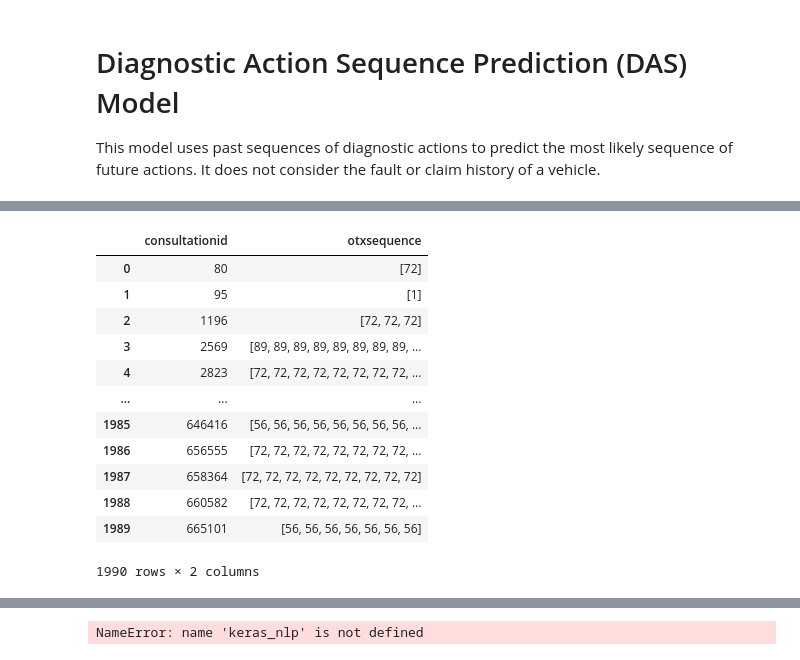
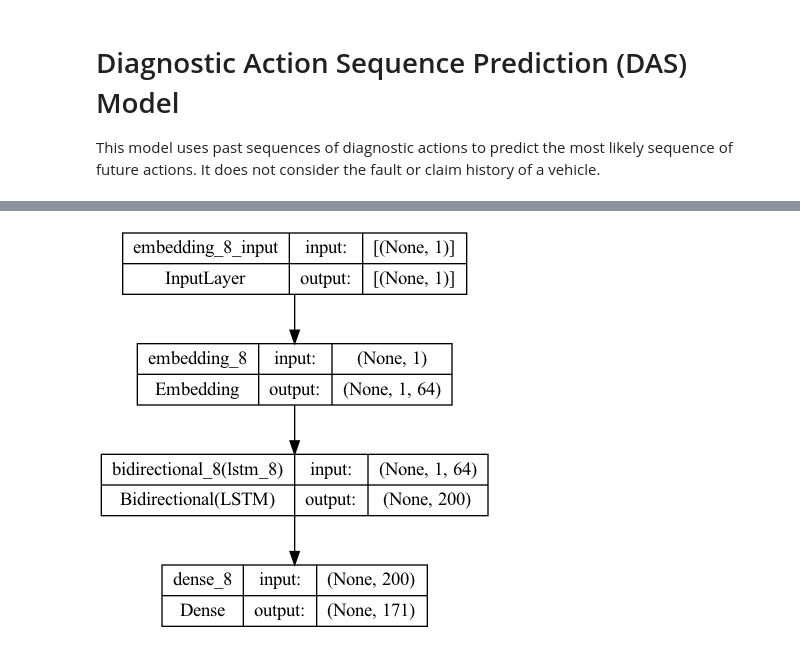
Before and after one commit to evialina/automotive_diagnostic_action_recommender, a Jupyter notebook: das_model.ipynb, the cells around one changed output, grey strips where cells are left out. Drawn from its saved outputs; the diff is of its cells as text; code cells hidden in the pictures.

Commit message:
trained models stats

```diff
--- a/das_model.ipynb
+++ b/das_model.ipynb
@@ -21,28 +19,20 @@ To enable the following instructions: AVX2 FMA, in other operations, rebuild Ten
 # %%
 # Load prepared data
-df = pd.read_csv('./data_out/prepared_data_half.csv', low_memory=False)
+df = pd.read_csv('./data_out/prepared_chunks_data.csv', low_memory=False)
+# %%
+# Encode target 'otxsequence' feature using LabelEncoder
+label_encoder = LabelEncoder()
+df.loc[:, 'otxsequence'] = label_encoder.fit_transform(df['otxsequence'])
+all_classes = to_categorical(label_encoder.transform(label_encoder.classes_))
+num_classes = all_classes.shape[1]
 # %%
 # Sort values by 'consultationid' to ensure actions for the same consultation are together
 df.sort_values(['consultationid', 'timestamp'], inplace=True)
 df['otxsequence'] = df['otxsequence'].astype(str)
 
 # Group by consultationid and join the activities
-grouped = df.groupby('consultationid')['otxsequence'].apply(list).reset_index()
-
-# Drop duplicates
+grouped = df.groupby('consultationid')['otxsequence'].agg(lambda x: list(set(x))).reset_index()
+# Filter out all the groups with less than 2 actions
+grouped = grouped[grouped['otxsequence'].apply(len) > 1]
 grouped = grouped.drop_duplicates('consultationid')
-grouped
+sequences = grouped['otxsequence'].apply(lambda x: list(map(int, x)))
-# %% [output]
-|  | consultationid | otxsequence |
-| 0 | 80 | [72] |
-| 1 | 95 | [1] |
-| 2 | 1196 | [72, 72, 72] |
-| 3 | 2569 | [89, 89, 89, 89, 89, 89, 89, 89, ... |
-| 4 | 2823 | [72, 72, 72, 72, 72, 72, 72, 72, ... |
-| ... | ... | ... |
-| 1985 | 646416 | [56, 56, 56, 56, 56, 56, 56, 56, ... |
-| 1986 | 656555 | [72, 72, 72, 72, 72, 72, 72, 72, ... |
-| 1987 | 658364 | [72, 72, 72, 72, 72, 72, 72, 72, 72] |
-| 1988 | 660582 | [72, 72, 72, 72, 72, 72, 72, 72, ... |
-| 1989 | 665101 | [56, 56, 56, 56, 56, 56, 56] |
-1990 rows × 2 columns
@@ -68,0 +39,13 @@ X_train, X_test, y_train, y_test = train_test_split(X, y, test_size=0.2, random_
+# %%
+input_length = 1  # Single action will be used to predict the next seq_length actions
+seq_length = 1 # Single action will be predicted
+
+X, y = [], []
+for seq in sequences:
+    for i in range(0, len(seq)-1):
+        X.append([seq[i]])
+        y.append(seq[i+1])
+
+# Pad sequences to ensure consistent length
+X = pad_sequences(X, maxlen=input_length, padding='post')
+y_onehot = to_categorical(y, num_classes=num_classes)
@@ -70,15 +56,14 @@ X_train, X_test, y_train, y_test = train_test_split(X, y, test_size=0.2, random_
 num_activities = df['otxsequence'].nunique()
 
 model = Sequential()
-model.add(Embedding(input_dim=num_activities+1, output_dim=64, input_length=seq_length))
-model.add(Bidirectional(LSTM(100, return_sequences=True)))
-model.add(TimeDistributed(Dense(num_activities+1, activation='softmax')))
+model.add(Embedding(input_dim=num_activities+1, output_dim=64, input_length=input_length))
+model.add(Bidirectional(LSTM(100)))
+model.add(Dense(num_activities, activation='softmax'))
 
 # Compile the model
-model.compile(loss='sparse_categorical_crossentropy', optimizer='adam', metrics=['accuracy',
-                                                                                 keras_nlp.metrics.Perplexity,
-                                                                                 keras_nlp.metrics.EditDistance])
-
-model.summary()
-plot_model(model, to_file='fixtures/models/das_layers.png', show_shapes=True, show_layer_names=True)
+model.compile(loss='categorical_crossentropy', optimizer='adam', metrics=['accuracy',
+                                                                          AUC(name='auc', multi_label=True),
+                                                                          Precision(name='precision'),
+                                                                          Recall(name='recall')])
+plot_model(model, to_file=f'out/models/{MODEL_NAME}/{MODEL_NAME}_layers.png', show_shapes=True, show_layer_names=True)
 # %% [output]
@@ -98,3 +83,3 @@ plot_model(model, to_file='fixtures/models/das_layers.png', show_shapes=True, sh
          [[{{node gradients/split_1_grad/concat/split_1/split_dim}}]]
-NameError: name 'keras_nlp' is not defined
+[figure, added]
 # %%
```
Also changed, not shown: parts of 10 cells of this notebook, 15 other files.
